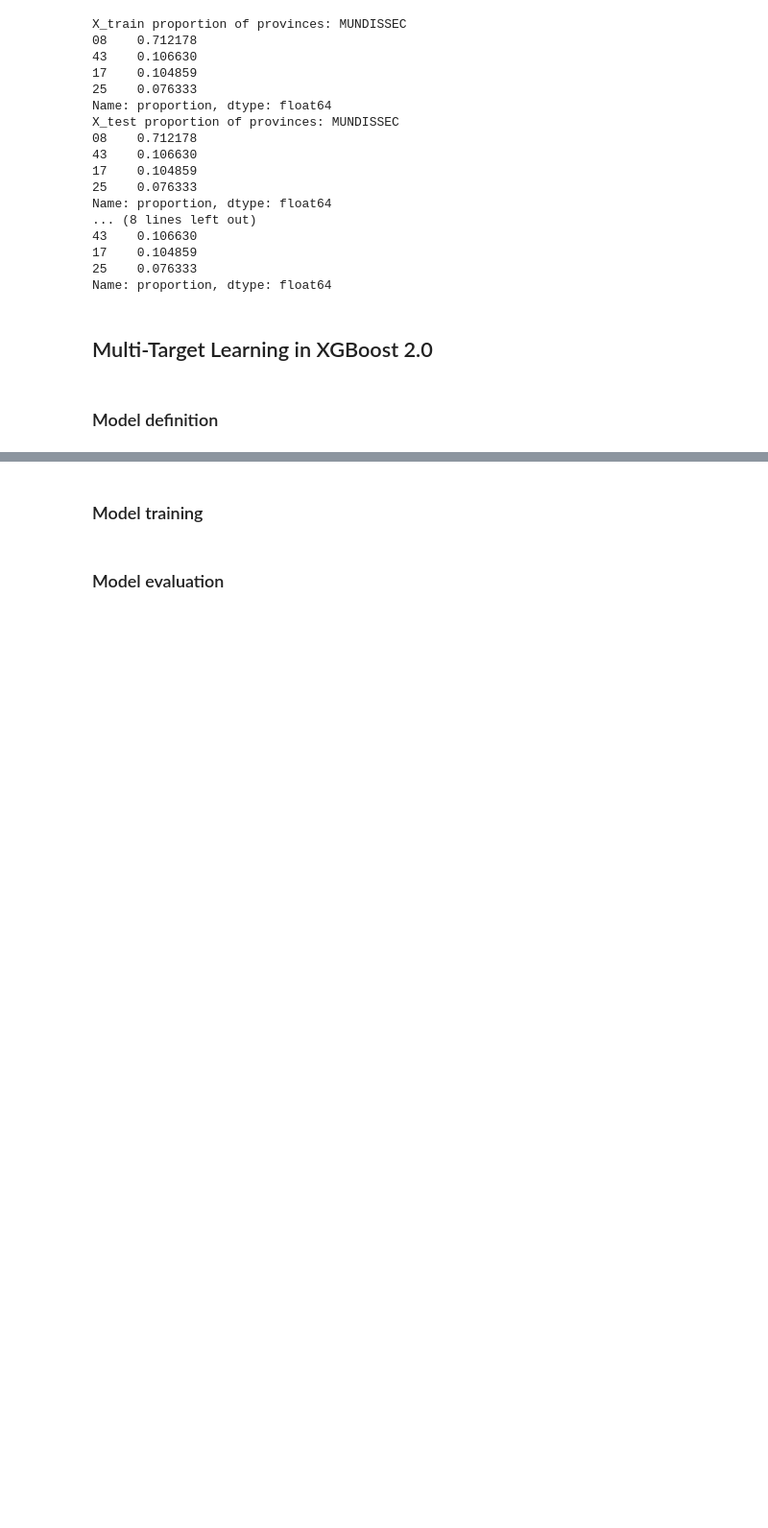
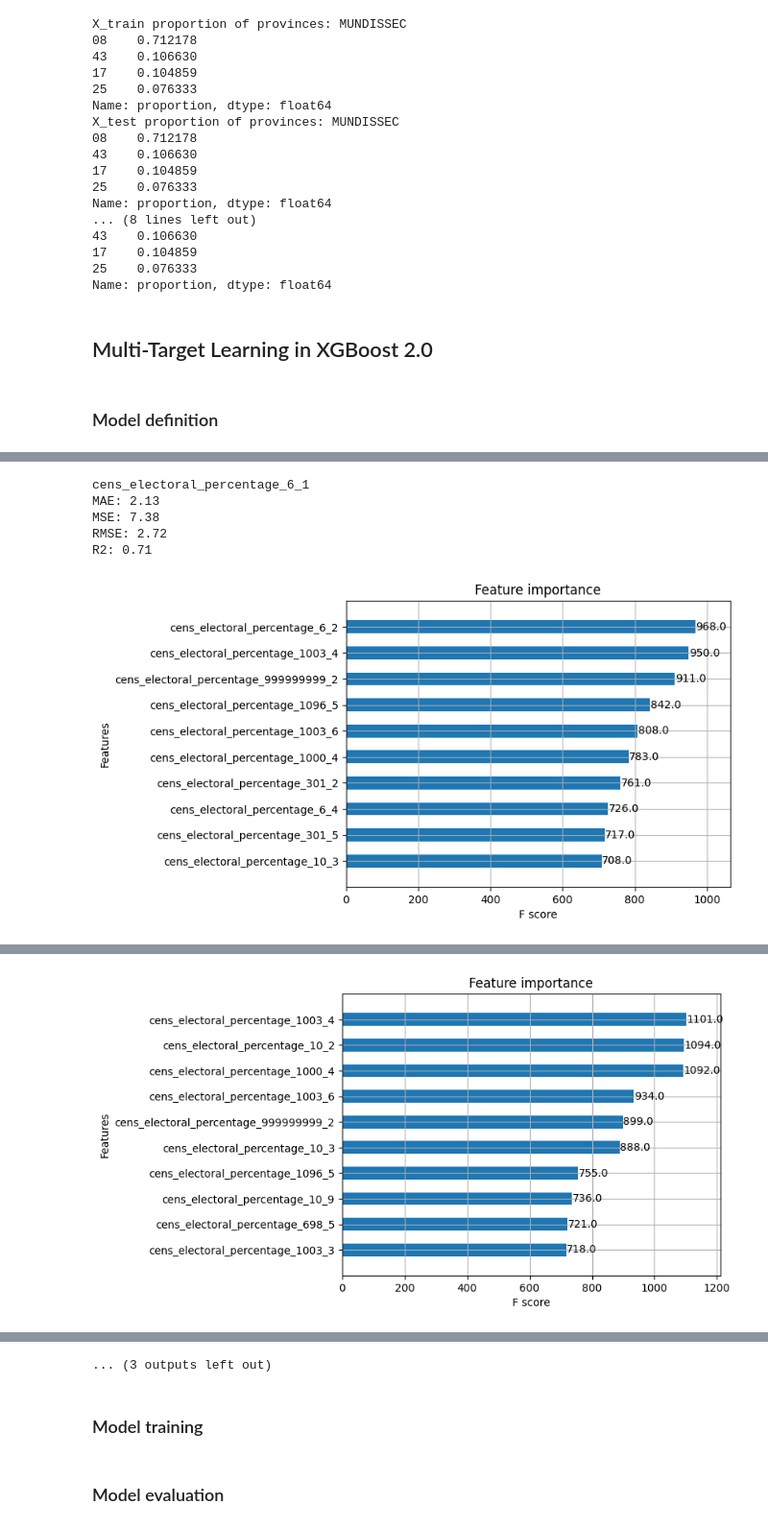
Before and after one commit to guillempla/catalan-elections-forecasting, a Jupyter notebook: src/study_data/create-simple-model.ipynb, the cells around one changed output, grey strips where cells are left out. Shown: that part at 96% size. Cells and saved outputs as stored; diff of their text form; code cells hidden in the pictures; blank space fills up the shorter version.

Commit message:
Update simple model

```diff
--- a/src/study_data/create-simple-model.ipynb
+++ b/src/study_data/create-simple-model.ipynb
@@ -307,0 +456,78 @@ Name: proportion, dtype: float64
+# %%
+from xgboost import XGBRegressor, plot_importance
+from sklearn.metrics import mean_squared_error, mean_absolute_error, r2_score
+import numpy as np
+
+def train_and_test_xgboost(
+    X_train: pd.DataFrame, X_test: pd.DataFrame, y_train: pd.Series, y_test: pd.Series
+) -> Tuple[np.ndarray, np.ndarray]:
+    """
+    Trains an XGBoost model on the training set and evaluates it on the testing set.
+
+    Args:
+        X_train (pd.DataFrame): The training features dataframe.
+        X_test (pd.DataFrame): The testing features dataframe.
+        y_train (pd.Series): The target variable for the training set.
+        y_test (pd.Series): The target variable for the testing set.
+
+    Returns:
+        Tuple[np.ndarray, np.ndarray]: A tuple containing the predicted values and the true values for the testing set.
+    """
+    # Sort X_train and X_test columns to match
+    X_train = X_train.reindex(sorted(X_train.columns), axis=1)
+    X_test = X_test.reindex(sorted(X_test.columns), axis=1)
+
+    # Convert to float type
+    X_train = X_train.astype(float)
+    X_test = X_test.astype(float)
+    y_train = y_train.astype(float)
+    y_test = y_test.astype(float)
+
+    # Define the XGBoost model
+    xgb = XGBRegressor(
+        n_estimators=1000,
+        learning_rate=0.05,
+        max_depth=6,
+        subsample=0.8,
+        colsample_bytree=0.8,
+        gamma=0.1,
+        random_state=42
+    )
+
+
+    # Train an XGBoost model
+    xgb.fit(X_train, y_train)
+
+    # Predict the target variable on the testing set
+    y_pred = xgb.predict(X_test)
+
+    # Print mae, mse, rmse and R2
+    mae = mean_absolute_error(y_test, y_pred)
+    mse = mean_squared_error(y_test, y_pred)
+    rmse = np.sqrt(mse)
+    r2 = r2_score(y_test, y_pred)
+    print(f"MAE: {mae:.2f}")
+    print(f"MSE: {mse:.2f}")
+    print(f"RMSE: {rmse:.2f}")
+    print(f"R2: {r2:.2f}")
+
+    # Plot feature importance
+    try:
+        plot_importance(xgb, importance_type='weight', max_num_features=10, height=0.5)
+        plt.show()
+    except Exception as e:
+        print(f"Error plotting importance: {e}")
+
+    return y_pred, y_test.values
+
+# Assuming X_train, X_test, y_train, y_test are defined somewhere earlier in the code.
+for column in y_train.columns:
+    print(column)
+    train_and_test_xgboost(X_train, X_test, y_train[column], y_test[column])
+# %% [output]
+cens_electoral_percentage_6_1
+MAE: 2.13
+MSE: 7.38
+RMSE: 2.72
+R2: 0.71
+[figure, added]
@@ -307,0 +539 @@ Name: proportion, dtype: float64
+[figure, added]
@@ -308,2 +564,3 @@ Name: proportion, dtype: float64
+... (3 outputs left out)
 # %%
 import xgboost as xgb
```
Also changed, not shown: parts of 26 cells of this notebook.
